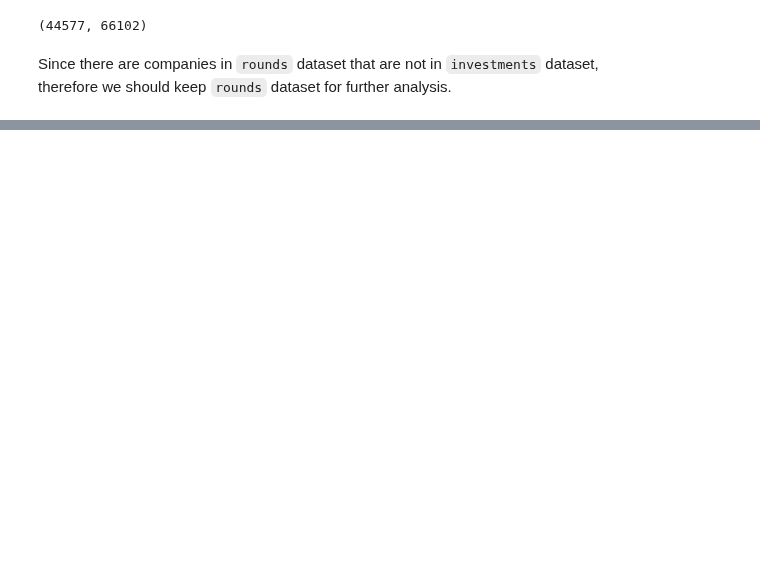
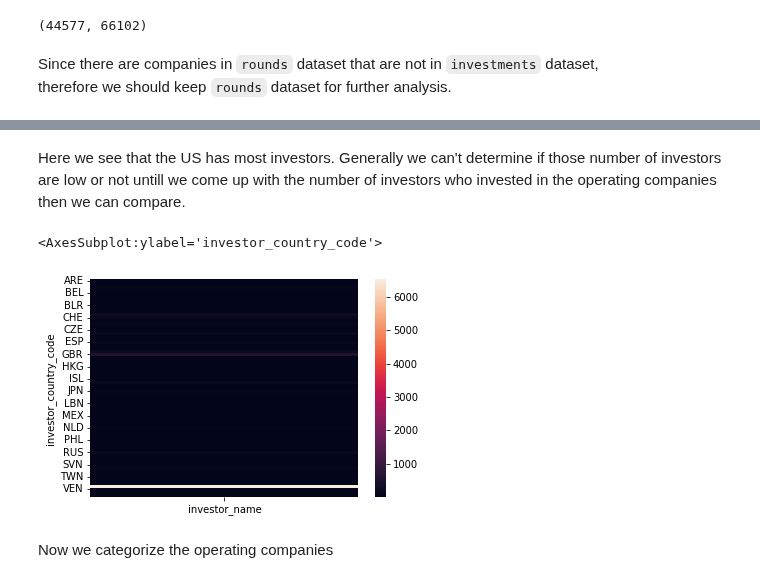
Before and after one commit to OdyAsh/StartupCompanies, a Jupyter notebook: Startup-Companies.ipynb, the cells around one changed output, grey strips where cells are left out. Saved outputs shown, nothing was run; the diff lists cells and outputs as text; code cells hidden in the pictures; blank space fills up the shorter version.

```diff
--- a/Startup-Companies.ipynb
+++ b/Startup-Companies.ipynb
@@ -1396,0 +1797,4 @@ based on the question that we are trying to gain insight for: <br>
+# %%
+investtotal = pd.DataFrame(closedcomp_invests.groupby(['investor_country_code'])['investor_name'].count())
+investtotal.drop('missing',inplace=True)
+investtotal.sort_values('investor_name', ascending=False)
@@ -1396,0 +1816,9 @@ based on the question that we are trying to gain insight for: <br>
+# %% [markdown]
+Here we see that the US has most investors. Generally we can't determine if those number of investors are low or not untill we come up with the number of investors who invested in the operating companies then we can compare.
+# %%
+sns.heatmap(investtotal, vmin=1, vmax=6521)
+# %% [output]
+<AxesSubplot:ylabel='investor_country_code'>
+[figure, added]
+# %% [markdown]
+Now we categorize the operating companies
```
Also changed, not shown: parts of 76 cells of this notebook.
